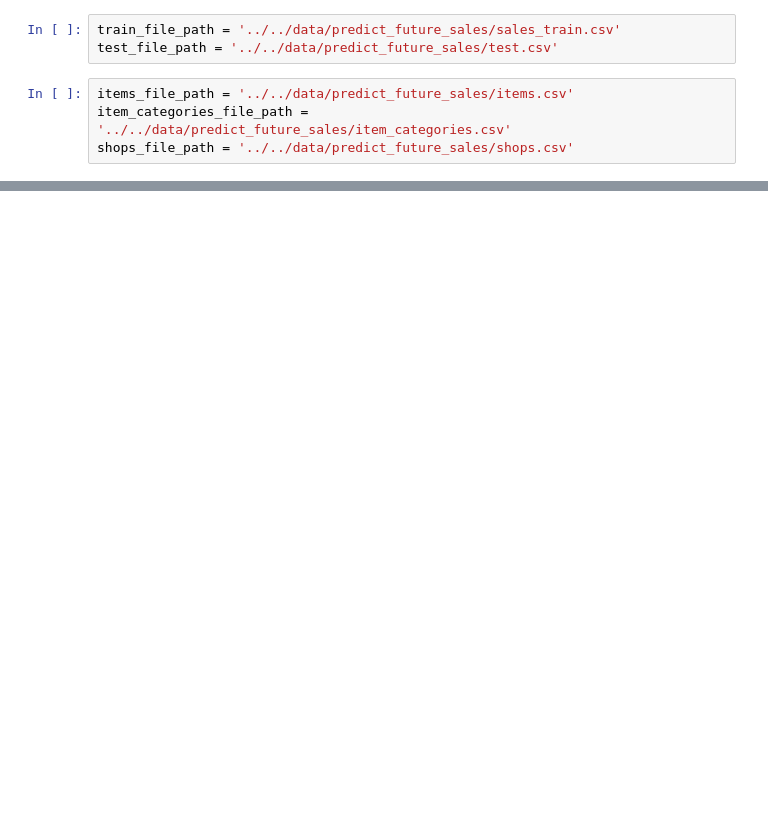
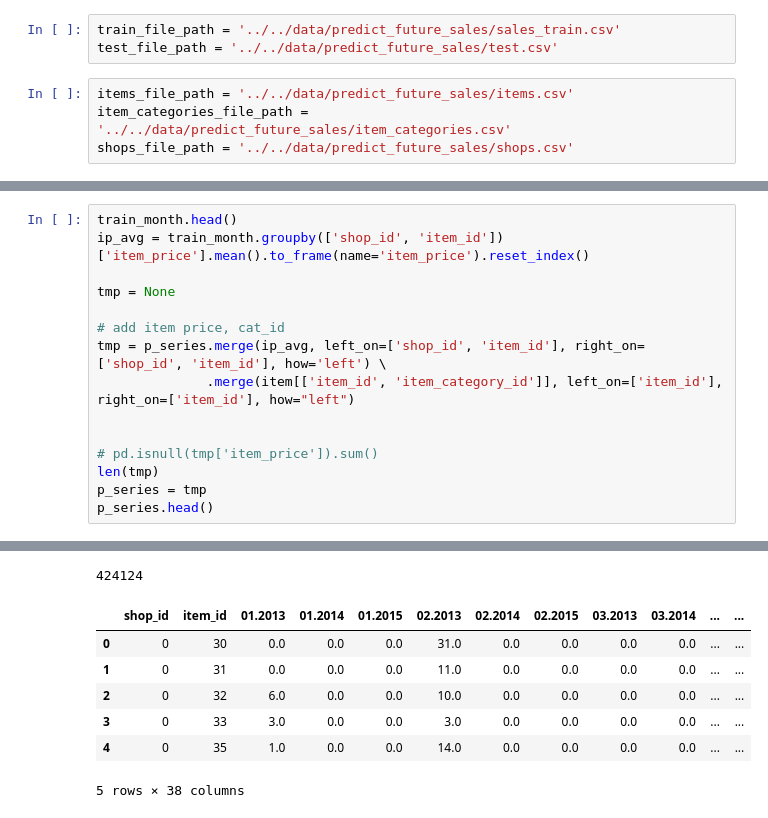
Before and after one commit to kkchuchu/kkchuchu.mushroom, a Jupyter notebook: kaggle/predict_future_sales/Predict Future Sales.ipynb, the cells around one changed output, grey strips where cells are left out. Drawn from its saved outputs; the diff is of its cells as text; blank space fills up the shorter version.

```diff
--- a/kaggle/predict_future_sales/Predict Future Sales.ipynb
+++ b/kaggle/predict_future_sales/Predict Future Sales.ipynb
@@ -313,0 +204,16 @@ dtype: int64
+# %%
+train_month.head()
+ip_avg = train_month.groupby(['shop_id', 'item_id'])['item_price'].mean().to_frame(name='item_price').reset_index()
+
+tmp = None
+
+# add item price, cat_id
+tmp = p_series.merge(ip_avg, left_on=['shop_id', 'item_id'], right_on=['shop_id', 'item_id'], how='left') \
+              .merge(item[['item_id', 'item_category_id']], left_on=['item_id'], right_on=['item_id'], how="left")
+
+
+# pd.isnull(tmp['item_price']).sum()
+len(tmp)
+p_series = tmp
+p_series.head()
+# %% [output]
@@ -313,0 +226,8 @@ dtype: int64
+424124
+|  | shop_id | item_id | 01.2013 | 01.2014 | 01.2015 | 02.2013 | 02.2014 | 02.2015 | 03.2013 | 03.2014 | ... | ... |
+| 0 | 0 | 30 | 0.0 | 0.0 | 0.0 | 31.0 | 0.0 | 0.0 | 0.0 | 0.0 | ... | ... |
+| 1 | 0 | 31 | 0.0 | 0.0 | 0.0 | 11.0 | 0.0 | 0.0 | 0.0 | 0.0 | ... | ... |
+| 2 | 0 | 32 | 6.0 | 0.0 | 0.0 | 10.0 | 0.0 | 0.0 | 0.0 | 0.0 | ... | ... |
+| 3 | 0 | 33 | 3.0 | 0.0 | 0.0 | 3.0 | 0.0 | 0.0 | 0.0 | 0.0 | ... | ... |
+| 4 | 0 | 35 | 1.0 | 0.0 | 0.0 | 14.0 | 0.0 | 0.0 | 0.0 | 0.0 | ... | ... |
+5 rows × 38 columns
```
Also changed, not shown: parts of 52 cells of this notebook, 1 other file.
